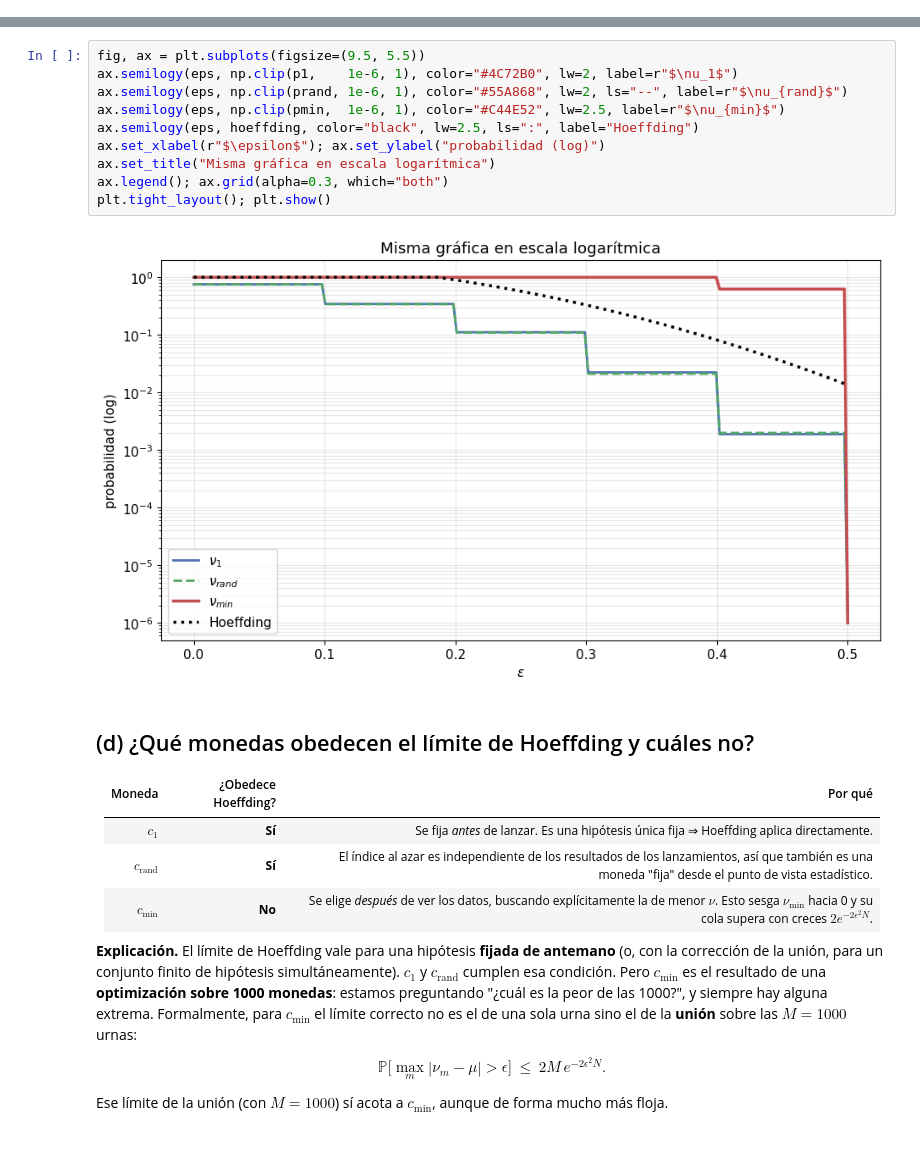
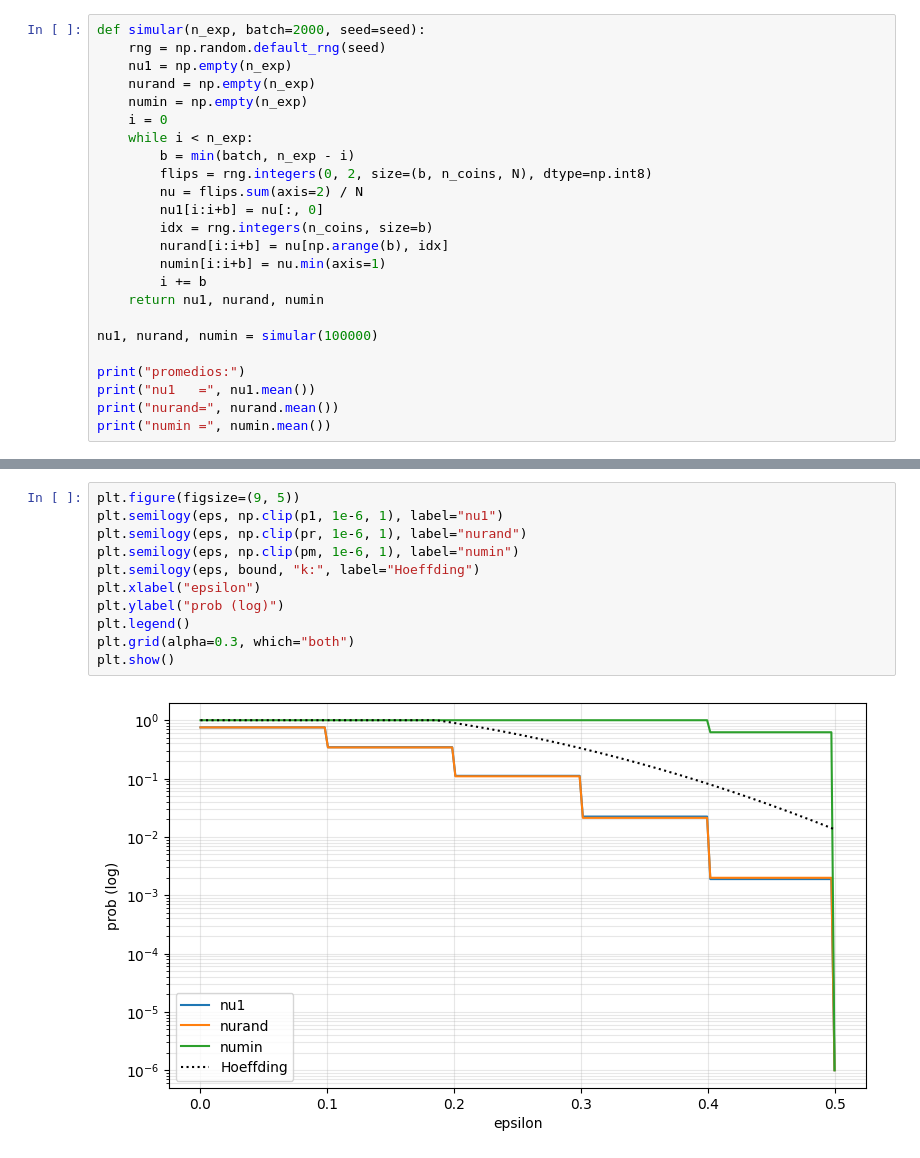
Before and after one commit to jleonib/2026-1_Math_ML, a Jupyter notebook: Ejercicio_1_10.ipynb, the cells around one changed output, grey strips where cells are left out. Saved outputs shown, nothing was run; the diff lists cells and outputs as text.

```diff
--- a/Ejercicio_1_10.ipynb
+++ b/Ejercicio_1_10.ipynb
@@ -102,0 +42,24 @@ Observa cómo $\nu_1$ y $\nu_\text{rand}$ se distribuyen alrededor de $0.5$ (com
+# %%
+def simular(n_exp, batch=2000, seed=seed):
+    rng = np.random.default_rng(seed)
+    nu1 = np.empty(n_exp)
+    nurand = np.empty(n_exp)
+    numin = np.empty(n_exp)
+    i = 0
+    while i < n_exp:
+        b = min(batch, n_exp - i)
+        flips = rng.integers(0, 2, size=(b, n_coins, N), dtype=np.int8)
+        nu = flips.sum(axis=2) / N
+        nu1[i:i+b] = nu[:, 0]
+        idx = rng.integers(n_coins, size=b)
+        nurand[i:i+b] = nu[np.arange(b), idx]
+        numin[i:i+b] = nu.min(axis=1)
+        i += b
+    return nu1, nurand, numin
+
+nu1, nurand, numin = simular(100000)
+
+print("promedios:")
+print("nu1   =", nu1.mean())
+print("nurand=", nurand.mean())
+print("numin =", numin.mean())
@@ -157,26 +120,13 @@ En muchos casos ayuda ver el eje $y$ en **escala logarítmica** para apreciar qu
 # %%
-fig, ax = plt.subplots(figsize=(9.5, 5.5))
-ax.semilogy(eps, np.clip(p1,    1e-6, 1), color="#4C72B0", lw=2, label=r"$\nu_1$")
-ax.semilogy(eps, np.clip(prand, 1e-6, 1), color="#55A868", lw=2, ls="--", label=r"$\nu_{rand}$")
-ax.semilogy(eps, np.clip(pmin,  1e-6, 1), color="#C44E52", lw=2.5, label=r"$\nu_{min}$")
-ax.semilogy(eps, hoeffding, color="black", lw=2.5, ls=":", label="Hoeffding")
-ax.set_xlabel(r"$\epsilon$"); ax.set_ylabel("probabilidad (log)")
-ax.set_title("Misma gráfica en escala logarítmica")
-ax.legend(); ax.grid(alpha=0.3, which="both")
-plt.tight_layout(); plt.show()
+plt.figure(figsize=(9, 5))
+plt.semilogy(eps, np.clip(p1, 1e-6, 1), label="nu1")
+plt.semilogy(eps, np.clip(pr, 1e-6, 1), label="nurand")
+plt.semilogy(eps, np.clip(pm, 1e-6, 1), label="numin")
+plt.semilogy(eps, bound, "k:", label="Hoeffding")
+plt.xlabel("epsilon")
+plt.ylabel("prob (log)")
+plt.legend()
+plt.grid(alpha=0.3, which="both")
+plt.show()
 # %% [output]
-[figure, old version]
+[figure, new version]
-# %% [markdown]
-## (d) ¿Qué monedas obedecen el límite de Hoeffding y cuáles no?
-
-| Moneda | ¿Obedece Hoeffding? | Por qué |
-|---|---|---|
-| $c_1$ | **Sí** | Se fija *antes* de lanzar. Es una hipótesis única fija ⇒ Hoeffding aplica directamente. |
-| $c_\text{rand}$ | **Sí** | El índice al azar es independiente de los resultados de los lanzamientos, así que también es una moneda "fija" desde el punto de vista estadístico. |
-| $c_\text{min}$ | **No** | Se elige *después* de ver los datos, buscando explícitamente la de menor $\nu$. Esto sesga $\nu_\text{min}$ hacia 0 y su cola supera con creces $2e^{-2\epsilon^2N}$. |
-
-**Explicación.** El límite de Hoeffding vale para una hipótesis **fijada de antemano** (o, con la corrección de la unión, para un conjunto finito de hipótesis simultáneamente). $c_1$ y $c_\text{rand}$ cumplen esa condición. Pero $c_\text{min}$ es el resultado de una **optimización sobre 1000 monedas**: estamos preguntando "¿cuál es la peor de las 1000?", y siempre hay alguna extrema. Formalmente, para $c_\text{min}$ el límite correcto no es el de una sola urna sino el de la **unión** sobre las $M=1000$ urnas:
-
-$$\mathbb{P}\Big[\max_m |\nu_m-\mu|>\epsilon\Big]\ \le\ 2M\,e^{-2\epsilon^2 N}.$$
-
-Ese límite de la unión (con $M=1000$) sí acota a $c_\text{min}$, aunque de forma mucho más floja.
```
Also changed, not shown: parts of 27 cells of this notebook.
